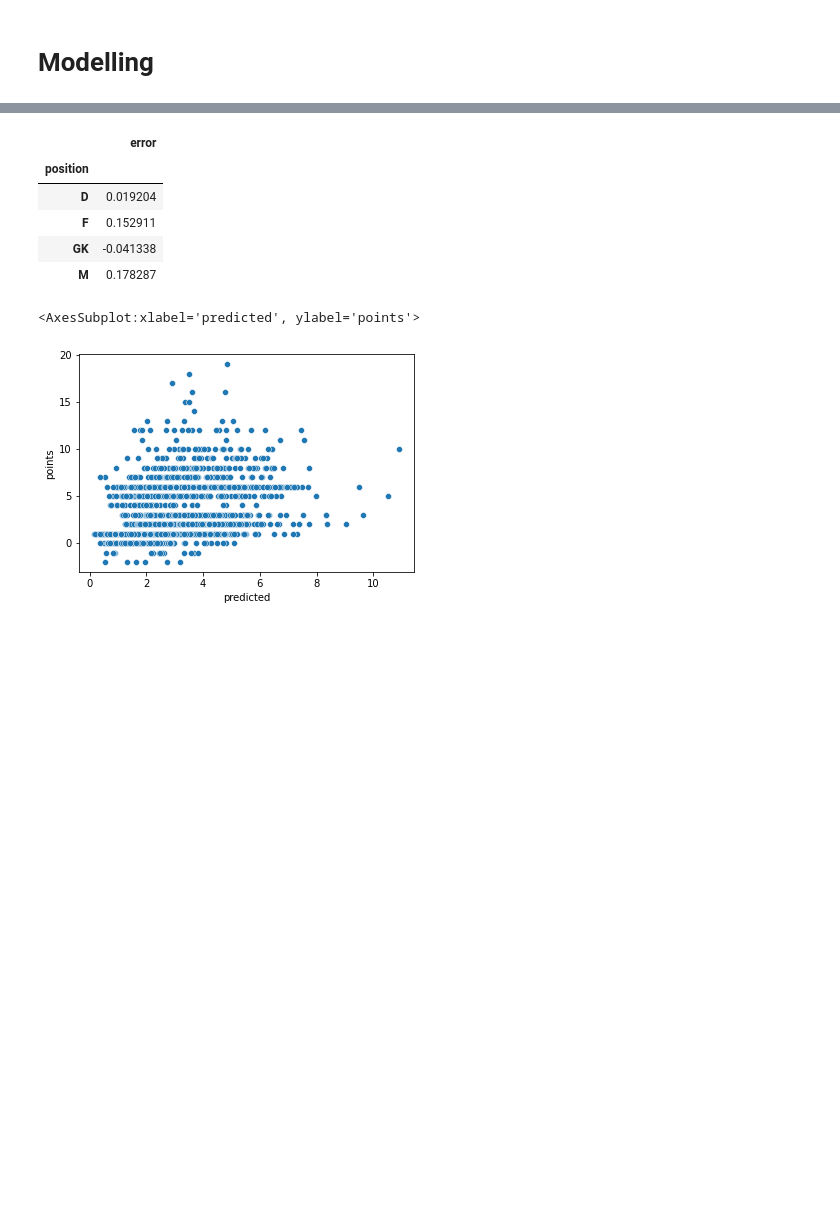
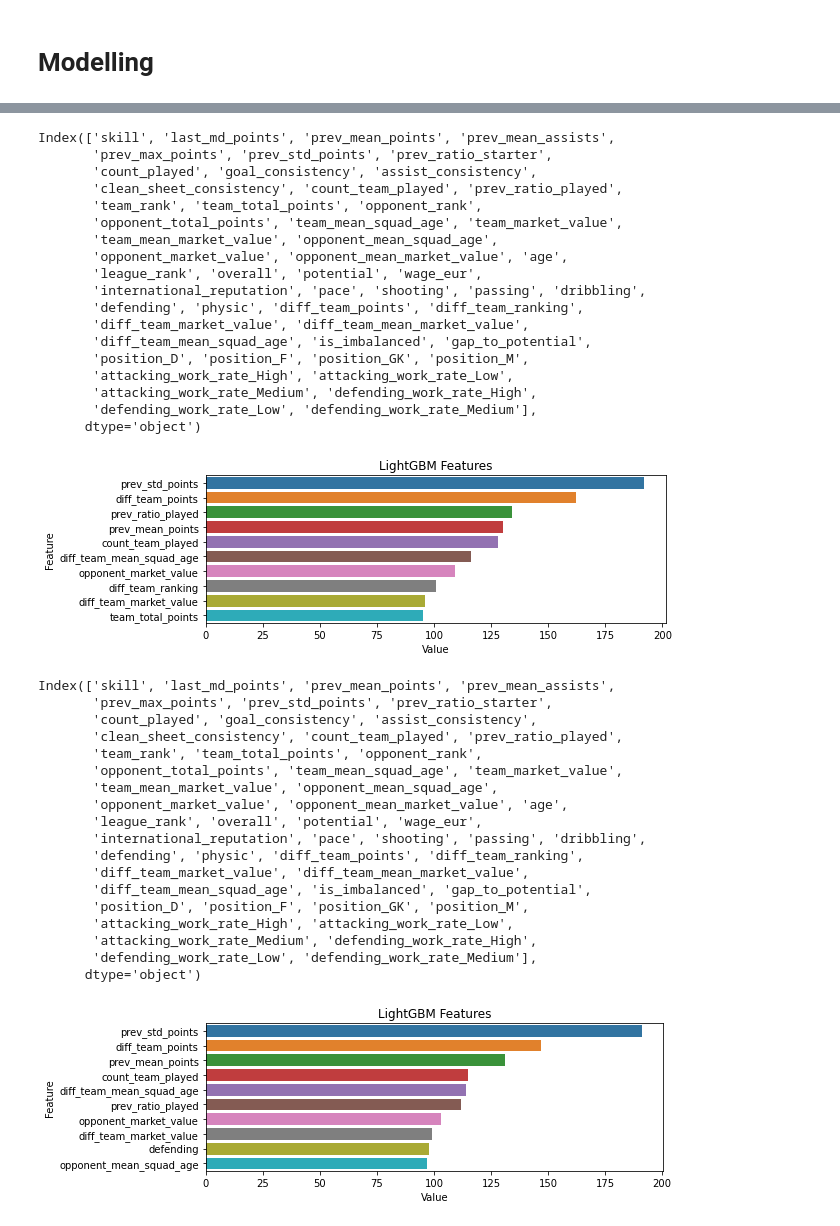
Before and after one commit to christianwbsn/moneyball, a Jupyter notebook: notebooks/2-modelling.ipynb, the cells around one changed output, grey strips where cells are left out. Cells and saved outputs as stored; diff of their text form; code cells hidden in the pictures; blank space fills up the shorter version.

```diff
--- a/notebooks/2-modelling.ipynb
+++ b/notebooks/2-modelling.ipynb
@@ -69,0 +99,2 @@ y_val = val["points"]
+# %%
+train_model(train,columns, "roi", model)
@@ -69,0 +105,2 @@ y_val = val["points"]
+# %%
+train_model(train,columns, "points", model)
@@ -161,14 +115,60 @@ val.sort_values(by=["abs_error"], ascending=False).head(10)
-# %%
-pd.pivot_table(val, index=["position"], values=["error"], aggfunc="mean")
-# %% [output]
-|  | error |
-| position |  |
-| D | 0.019204 |
-| F | 0.152911 |
-| GK | -0.041338 |
-| M | 0.178287 |
-# %%
-sns.scatterplot(data=val, x="predicted", y="points")
-# %% [output]
-<AxesSubplot:xlabel='predicted', ylabel='points'>
-[figure, removed]
+# %%
+def plotImp(model, X , num = 20, fig_size = (9, 3)):
+    feature_imp = pd.DataFrame({'Value':model.feature_importances_,'Feature':X.columns})
+    plt.figure(figsize=fig_size)
+    sns.barplot(x="Value", y="Feature", data=feature_imp.sort_values(by="Value",
+                                                        ascending=False)[0:num])
+    plt.title('LightGBM Features')
+    plt.tight_layout()
+    plt.show()
+# %%
+def get_model(df, dropped_cols, label):
+    X = pd.get_dummies(df.drop(dropped_cols, axis=1))
+    y = df[label]
+    model = LGBMRegressor(random_state=1)
+    model.fit(X, y)
+    print(X.columns)
+    plotImp(model,X, 10)
+    return model
+# %%
+model_1 = get_model(train, columns,'roi')
+model_2 = get_model(train, columns,'points')
+# %% [output]
+Index(['skill', 'last_md_points', 'prev_mean_points', 'prev_mean_assists',
+       'prev_max_points', 'prev_std_points', 'prev_ratio_starter',
+       'count_played', 'goal_consistency', 'assist_consistency',
+       'clean_sheet_consistency', 'count_team_played', 'prev_ratio_played',
+       'team_rank', 'team_total_points', 'opponent_rank',
+       'opponent_total_points', 'team_mean_squad_age', 'team_market_value',
+       'team_mean_market_value', 'opponent_mean_squad_age',
+       'opponent_market_value', 'opponent_mean_market_value', 'age',
+       'league_rank', 'overall', 'potential', 'wage_eur',
+       'international_reputation', 'pace', 'shooting', 'passing', 'dribbling',
+       'defending', 'physic', 'diff_team_points', 'diff_team_ranking',
+       'diff_team_market_value', 'diff_team_mean_market_value',
+       'diff_team_mean_squad_age', 'is_imbalanced', 'gap_to_potential',
+       'position_D', 'position_F', 'position_GK', 'position_M',
+       'attacking_work_rate_High', 'attacking_work_rate_Low',
+       'attacking_work_rate_Medium', 'defending_work_rate_High',
+       'defending_work_rate_Low', 'defending_work_rate_Medium'],
+      dtype='object')
+[figure, added]
+Index(['skill', 'last_md_points', 'prev_mean_points', 'prev_mean_assists',
+       'prev_max_points', 'prev_std_points', 'prev_ratio_starter',
+       'count_played', 'goal_consistency', 'assist_consistency',
+       'clean_sheet_consistency', 'count_team_played', 'prev_ratio_played',
+       'team_rank', 'team_total_points', 'opponent_rank',
+       'opponent_total_points', 'team_mean_squad_age', 'team_market_value',
+       'team_mean_market_value', 'opponent_mean_squad_age',
+       'opponent_market_value', 'opponent_mean_market_value', 'age',
+       'league_rank', 'overall', 'potential', 'wage_eur',
+       'international_reputation', 'pace', 'shooting', 'passing', 'dribbling',
+       'defending', 'physic', 'diff_team_points', 'diff_team_ranking',
+       'diff_team_market_value', 'diff_team_mean_market_value',
+       'diff_team_mean_squad_age', 'is_imbalanced', 'gap_to_potential',
+       'position_D', 'position_F', 'position_GK', 'position_M',
+       'attacking_work_rate_High', 'attacking_work_rate_Low',
+       'attacking_work_rate_Medium', 'defending_work_rate_High',
+       'defending_work_rate_Low', 'defending_work_rate_Medium'],
+      dtype='object')
+[figure, added]
```
Also changed, not shown: parts of 54 cells of this notebook, 4 other files.
